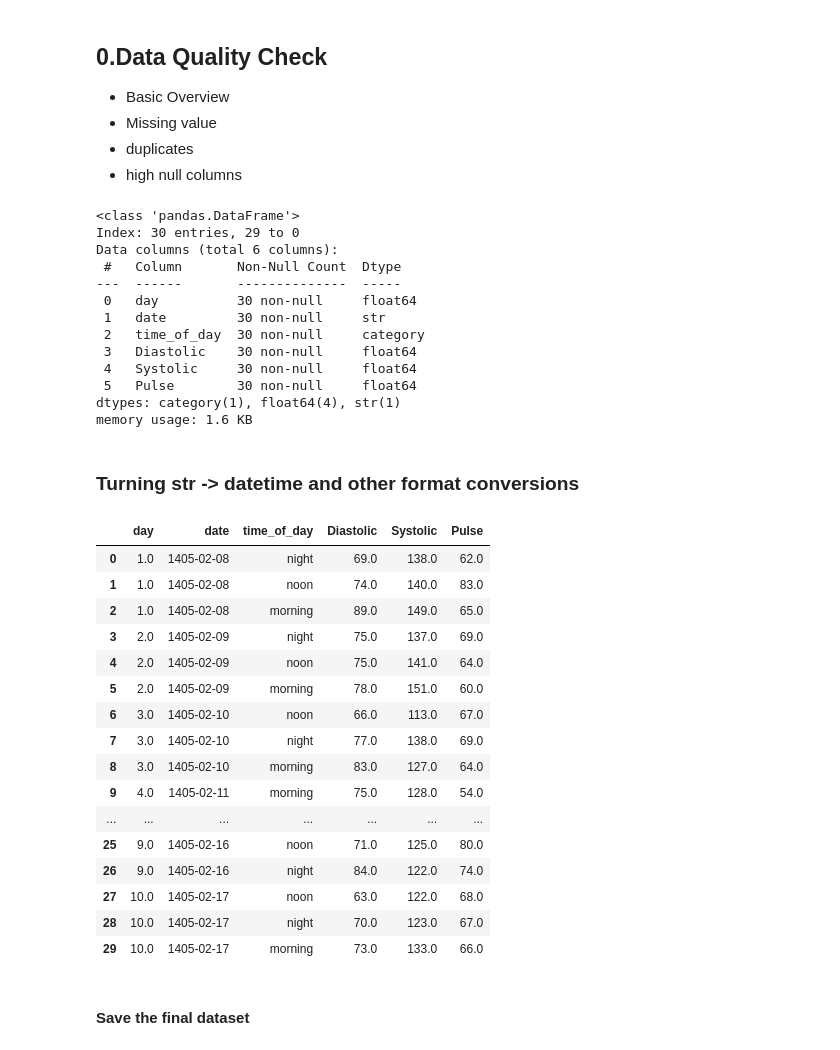
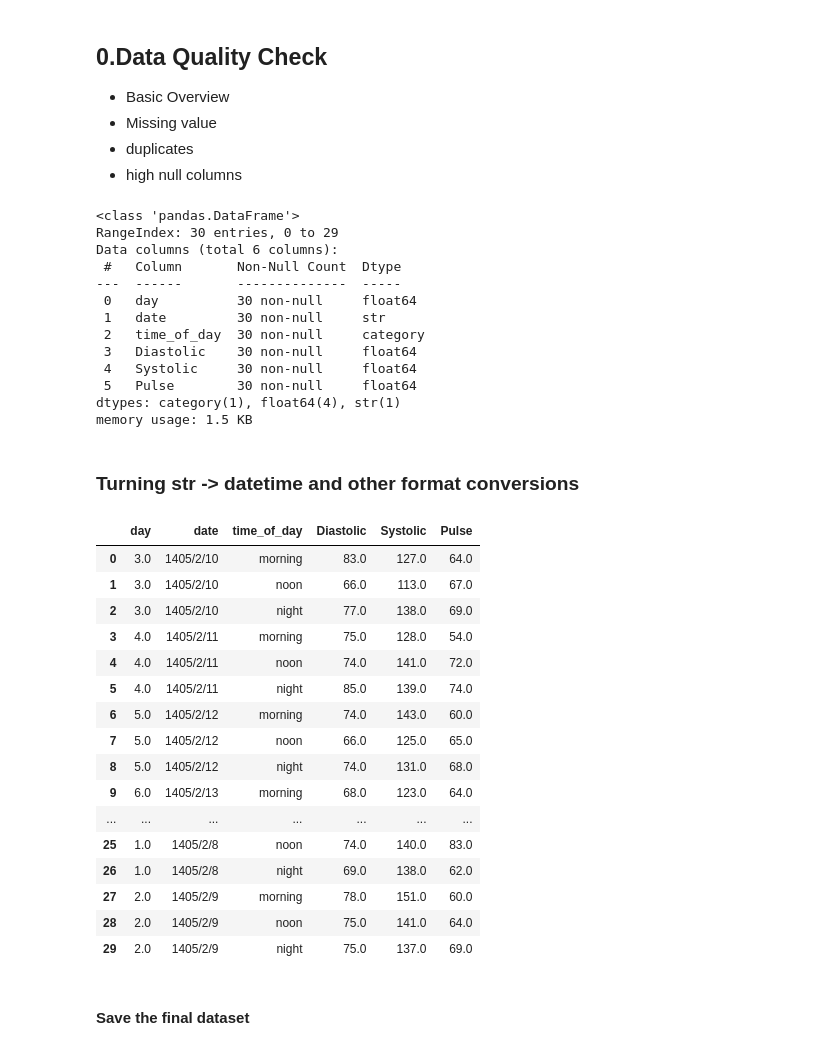
Before and after one commit to pouniq/BloodPressure_Analytics, a Jupyter notebook: Notebooks/EDA.ipynb, the cells around one changed output. Cells and saved outputs as stored; diff of their text form; code cells hidden in the pictures.

```diff
--- a/Notebooks/EDA.ipynb
+++ b/Notebooks/EDA.ipynb
@@ -195,17 +215,11 @@ df_Diastolic = df_R_dt.to_csv('../Data/Right/DiastolicDataFrameRightHand.csv')
 
 *I found out that with pd.merge() we can do The joins in Python with pandas too.*
 # %%
-df_L_dt.rename(columns={'measurement': 'Diastolic'})
-df_L_st.rename(columns={'measurement': 'Systolic'})
-df_L_pt.rename(columns={'measurement': 'Pulse'})
 
-dataframes = [df_L_st, df_L_pt]
 
-df_L = pd.merge(df_L_dt, df_L_st, how='right', on=['date', 'time_of_day','day'])
-df_L = pd.merge(df_L, df_L_pt, how='inner', on=['date', 'time_of_day','day'])
-df_L.rename(columns= {'measurement': 'Pulse', 'measurement_x':'Diastolic', 'measurement_y':'Systolic'}, inplace=True)
-df_L.drop(columns=['type_x', 'type_y', 'type'], inplace=True)
-df_L = df_L.sort_values(by='date', ascending=False)
+correct_order_timeOfDay(df_L)
+
+df_L.to_csv('../Data/Left/LeftFull.csv')
 # %%
 df_R_dt.rename(columns={'measurement': 'Diastolic'})
 df_R_st.rename(columns={'measurement': 'Systolic'})
@@ -230,7 +265,7 @@ df_R.to_csv('../Data/Right/RightFull.csv')
 df_L.info()
 # %% [output]
 <class 'pandas.DataFrame'>
-Index: 30 entries, 29 to 0
+RangeIndex: 30 entries, 0 to 29
 Data columns (total 6 columns):
  #   Column       Non-Null Count  Dtype
 ---  ------       --------------  -----
@@ -241,35 +276,35 @@ Data columns (total 6 columns):
  4   Systolic     30 non-null     float64
  5   Pulse        30 non-null     float64
 dtypes: category(1), float64(4), str(1)
-memory usage: 1.6 KB
+memory usage: 1.5 KB
 # %% [markdown]
 ### Turning str -> datetime and other format conversions
 # %%
-df_L['day'] = pd.to_numeric(df_L['day'])
-df_L['date'] = pd.to_datetime(df_L['date'], format='%Y/%m/%d')
+# df_L['day'] = pd.to_numeric(df_L['day'])
+# df_L['date'] = pd.to_datetime(df_L['date'], format='%Y/%m/%d')
 # %%
-df_L = df_L.sort_values('day')
-df_L.reset_index(inplace=True)
-df_L.drop(columns=['index'], inplace=True)
+# df_L = df_L.sort_values('day')
+# df_L.reset_index(inplace=True)
+# df_L.drop(columns=['index'], inplace=True)
 df_L
 # %% [output]
 |  | day | date | time_of_day | Diastolic | Systolic | Pulse |
-| 0 | 1.0 | 1405-02-08 | night | 69.0 | 138.0 | 62.0 |
-| 1 | 1.0 | 1405-02-08 | noon | 74.0 | 140.0 | 83.0 |
-| 2 | 1.0 | 1405-02-08 | morning | 89.0 | 149.0 | 65.0 |
-| 3 | 2.0 | 1405-02-09 | night | 75.0 | 137.0 | 69.0 |
-| 4 | 2.0 | 1405-02-09 | noon | 75.0 | 141.0 | 64.0 |
-| 5 | 2.0 | 1405-02-09 | morning | 78.0 | 151.0 | 60.0 |
-| 6 | 3.0 | 1405-02-10 | noon | 66.0 | 113.0 | 67.0 |
-| 7 | 3.0 | 1405-02-10 | night | 77.0 | 138.0 | 69.0 |
-| 8 | 3.0 | 1405-02-10 | morning | 83.0 | 127.0 | 64.0 |
-| 9 | 4.0 | 1405-02-11 | morning | 75.0 | 128.0 | 54.0 |
+| 0 | 3.0 | 1405/2/10 | morning | 83.0 | 127.0 | 64.0 |
+| 1 | 3.0 | 1405/2/10 | noon | 66.0 | 113.0 | 67.0 |
+| 2 | 3.0 | 1405/2/10 | night | 77.0 | 138.0 | 69.0 |
+| 3 | 4.0 | 1405/2/11 | morning | 75.0 | 128.0 | 54.0 |
+| 4 | 4.0 | 1405/2/11 | noon | 74.0 | 141.0 | 72.0 |
+| 5 | 4.0 | 1405/2/11 | night | 85.0 | 139.0 | 74.0 |
+| 6 | 5.0 | 1405/2/12 | morning | 74.0 | 143.0 | 60.0 |
+| 7 | 5.0 | 1405/2/12 | noon | 66.0 | 125.0 | 65.0 |
+| 8 | 5.0 | 1405/2/12 | night | 74.0 | 131.0 | 68.0 |
+| 9 | 6.0 | 1405/2/13 | morning | 68.0 | 123.0 | 64.0 |
 | ... | ... | ... | ... | ... | ... | ... |
-| 25 | 9.0 | 1405-02-16 | noon | 71.0 | 125.0 | 80.0 |
-| 26 | 9.0 | 1405-02-16 | night | 84.0 | 122.0 | 74.0 |
-| 27 | 10.0 | 1405-02-17 | noon | 63.0 | 122.0 | 68.0 |
-| 28 | 10.0 | 1405-02-17 | night | 70.0 | 123.0 | 67.0 |
-| 29 | 10.0 | 1405-02-17 | morning | 73.0 | 133.0 | 66.0 |
+| 25 | 1.0 | 1405/2/8 | noon | 74.0 | 140.0 | 83.0 |
+| 26 | 1.0 | 1405/2/8 | night | 69.0 | 138.0 | 62.0 |
+| 27 | 2.0 | 1405/2/9 | morning | 78.0 | 151.0 | 60.0 |
+| 28 | 2.0 | 1405/2/9 | noon | 75.0 | 141.0 | 64.0 |
+| 29 | 2.0 | 1405/2/9 | night | 75.0 | 137.0 | 69.0 |
 # %% [markdown]
 #### Save the final dataset
 # %%
```
Also changed, not shown: parts of 6 cells of this notebook, 5 other files.
